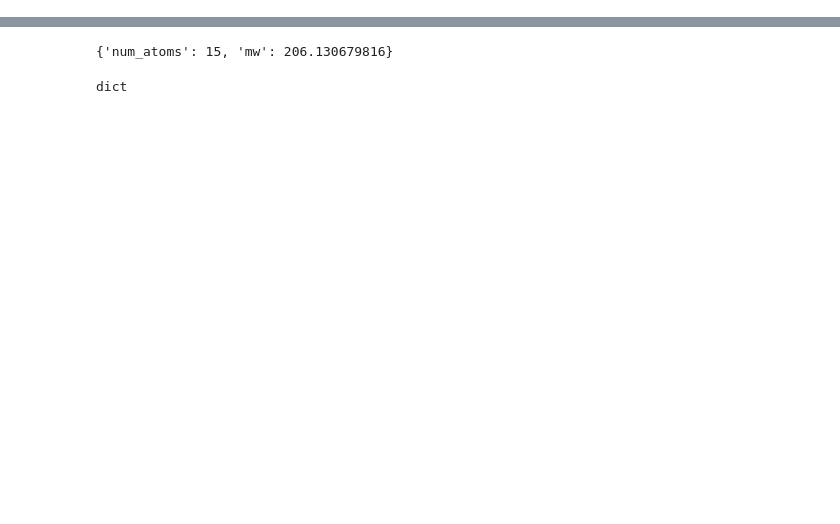
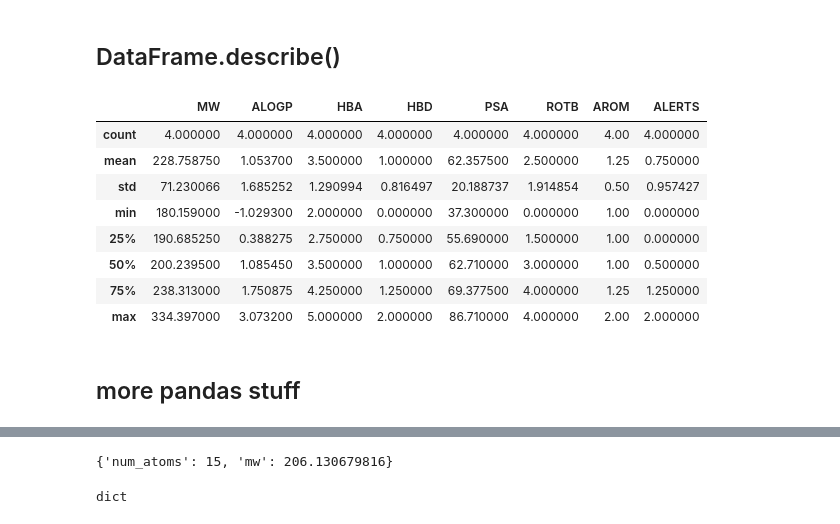
Before and after one commit to VonBoss/NMR_core, a Jupyter notebook: nmr_python_course/Day1_rdkit.ipynb, the cells around one changed output, grey strips where cells are left out. Cells and saved outputs as stored; diff of their text form; code cells hidden in the pictures; blank space fills up the shorter version.

```diff
--- a/nmr_python_course/Day1_rdkit.ipynb
+++ b/nmr_python_course/Day1_rdkit.ipynb
@@ -75,0 +272,35 @@ ibprofen_properties = {}
+# %%
+import pandas as pd
+from rdkit.Chem import PandasTools, QED
+
+
+### HIDE
+
+# Create dataframe populated with SMILES strings for common drugs
+drugs = {
+    'name': ['ibuprofen', 'caffeine', 'aspirin', 'penicillin'],
+    'SMILES': [
+        'CC(Cc1ccc(cc1)C(C(=O)O)C)C',
+        'CN1C=NC2=C1C(=O)N(C(=O)N2C)C',
+        'CC(=O)OC1=CC=CC=C1C(=O)O',
+        'CC1([C@@H](N2[C@H](S1)[C@@H](C2=O)NC(=O)CC3=CC=CC=C3)C(=O)O)C',
+        ],
+}
+drug_properties = pd.DataFrame.from_dict(drugs)
+PandasTools.AddMoleculeColumnToFrame(drug_properties, smilesCol='SMILES', molCol='Mol')
+
+def get_qed_properties(df : pd.DataFrame, molcol : str):
+    df['MW'] = df[molcol].apply(lambda x: QED.properties(x)[0])
+    df['ALOGP'] = df[molcol].apply(lambda x: QED.properties(x)[1])
+    df['HBA'] = df[molcol].apply(lambda x: QED.properties(x)[2])
+    df['HBD'] = df[molcol].apply(lambda x: QED.properties(x)[3])
+    df['PSA'] = df[molcol].apply(lambda x: QED.properties(x)[4])
+    df['ROTB'] = df[molcol].apply(lambda x: QED.properties(x)[5])
+    df['AROM'] = df[molcol].apply(lambda x: QED.properties(x)[6])
+    df['ALERTS'] = df[molcol].apply(lambda x: QED.properties(x)[7])
+
+    return df
+
+
+drug_properties = get_qed_properties(drug_properties, 'Mol')
+###
@@ -75,0 +329,16 @@ ibprofen_properties = {}
+# %% [markdown]
+## DataFrame.describe()
+# %%
+drug_properties.describe()
+# %% [output]
+|  | MW | ALOGP | HBA | HBD | PSA | ROTB | AROM | ALERTS |
+| count | 4.000000 | 4.000000 | 4.000000 | 4.000000 | 4.000000 | 4.000000 | 4.00 | 4.000000 |
+| mean | 228.758750 | 1.053700 | 3.500000 | 1.000000 | 62.357500 | 2.500000 | 1.25 | 0.750000 |
+| std | 71.230066 | 1.685252 | 1.290994 | 0.816497 | 20.188737 | 1.914854 | 0.50 | 0.957427 |
+| min | 180.159000 | -1.029300 | 2.000000 | 0.000000 | 37.300000 | 0.000000 | 1.00 | 0.000000 |
+| 25% | 190.685250 | 0.388275 | 2.750000 | 0.750000 | 55.690000 | 1.500000 | 1.00 | 0.000000 |
+| 50% | 200.239500 | 1.085450 | 3.500000 | 1.000000 | 62.710000 | 3.000000 | 1.00 | 0.500000 |
+| 75% | 238.313000 | 1.750875 | 4.250000 | 1.250000 | 69.377500 | 4.000000 | 1.25 | 1.250000 |
+| max | 334.397000 | 3.073200 | 5.000000 | 2.000000 | 86.710000 | 4.000000 | 2.00 | 2.000000 |
+# %% [markdown]
+## more pandas stuff
```
Also changed, not shown: parts of 60 cells of this notebook, 16 other files.
